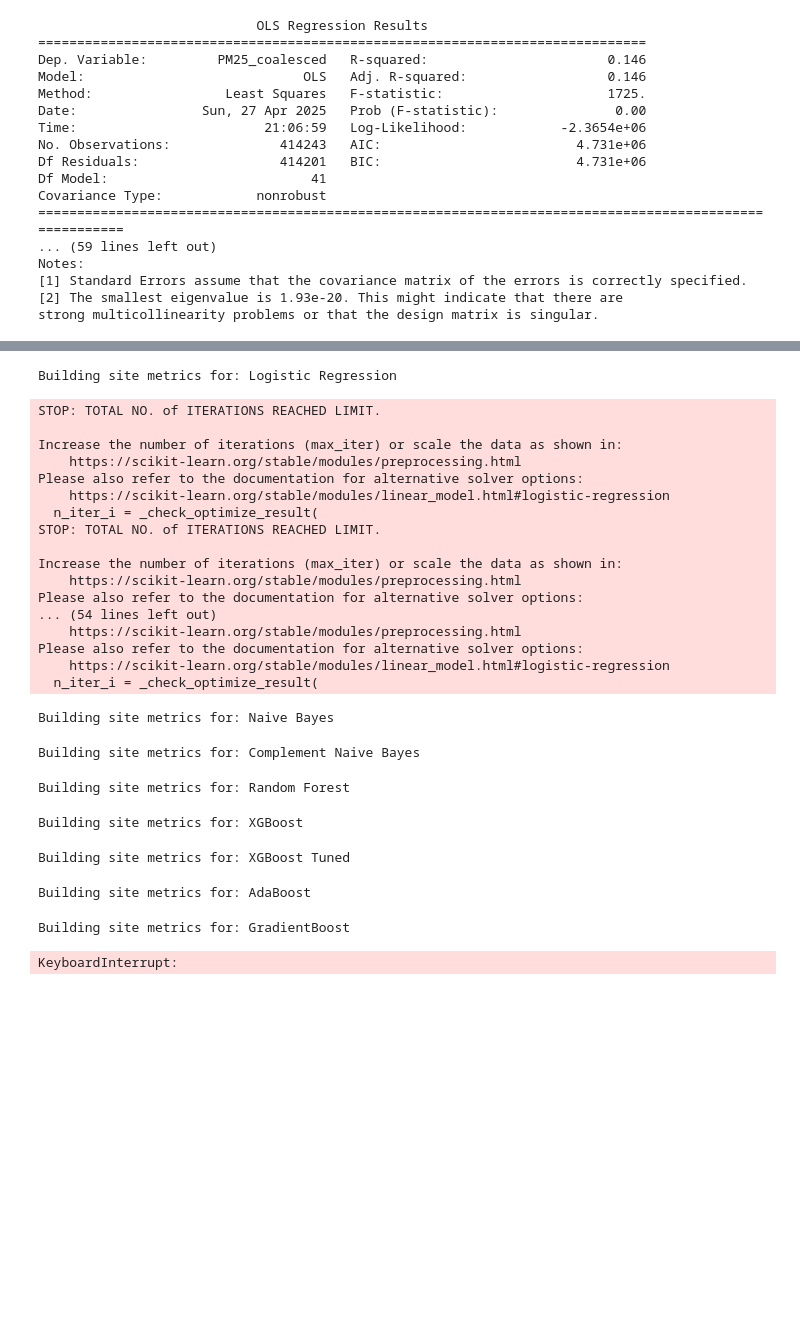
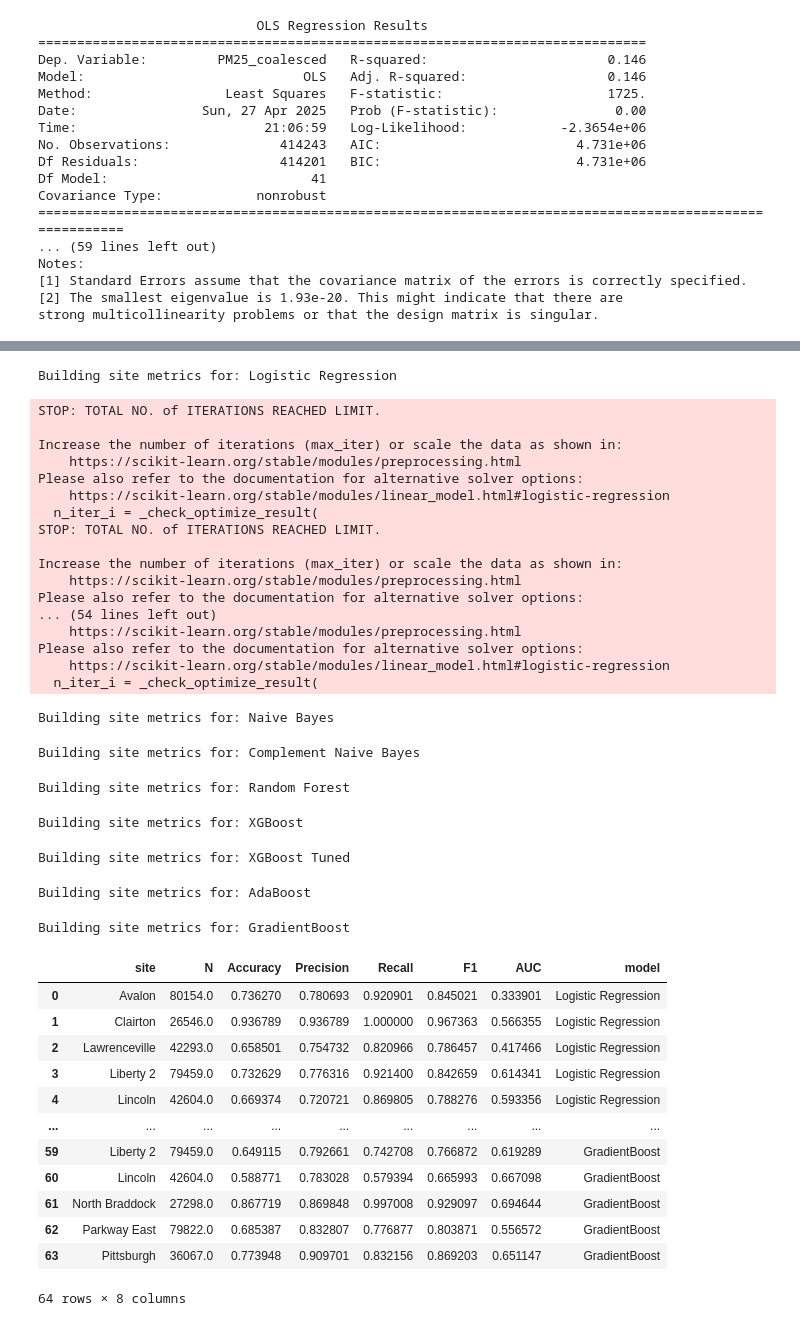
Before and after one commit to niikpakpobrown/90803-Air-Quality-Project, a Jupyter notebook: ML_models_validation.ipynb, the cells around one changed output, grey strips where cells are left out. Saved outputs shown, nothing was run; the diff lists cells and outputs as text; code cells hidden in the pictures; blank space fills up the shorter version.

```diff
--- a/ML_models_validation.ipynb
+++ b/ML_models_validation.ipynb
@@ -1106,32 +1121,46 @@ for name, pipeline in pipelines_bin.items():
     this_site_bin = site_errors.groupby('site').apply(class_val_metrics).reset_index()
 
     this_site_bin['model'] = name
     error_by_site_bin = pd.concat([error_by_site_bin, this_site_bin], ignore_index=True)
+
+error_by_site_bin
 # %% [output]
 Building site metrics for: Logistic Regression
 STOP: TOTAL NO. of ITERATIONS REACHED LIMIT.
 
 Increase the number of iterations (max_iter) or scale the data as shown in:
     https://scikit-learn.org/stable/modules/preprocessing.html
 Please also refer to the documentation for alternative solver options:
     https://scikit-learn.org/stable/modules/linear_model.html#logistic-regression
   n_iter_i = _check_optimize_result(
 STOP: TOTAL NO. of ITERATIONS REACHED LIMIT.
 
 Increase the number of iterations (max_iter) or scale the data as shown in:
     https://scikit-learn.org/stable/modules/preprocessing.html
 Please also refer to the documentation for alternative solver options:
 ... (54 lines left out)
     https://scikit-learn.org/stable/modules/preprocessing.html
 Please also refer to the documentation for alternative solver options:
     https://scikit-learn.org/stable/modules/linear_model.html#logistic-regression
   n_iter_i = _check_optimize_result(
 Building site metrics for: Naive Bayes
 Building site metrics for: Complement Naive Bayes
 Building site metrics for: Random Forest
 Building site metrics for: XGBoost
 Building site metrics for: XGBoost Tuned
 Building site metrics for: AdaBoost
 Building site metrics for: GradientBoost
+|  | site | N | Accuracy | Precision | Recall | F1 | AUC | model |
+| 0 | Avalon | 80154.0 | 0.736270 | 0.780693 | 0.920901 | 0.845021 | 0.333901 | Logistic Regression |
+| 1 | Clairton | 26546.0 | 0.936789 | 0.936789 | 1.000000 | 0.967363 | 0.566355 | Logistic Regression |
+| 2 | Lawrenceville | 42293.0 | 0.658501 | 0.754732 | 0.820966 | 0.786457 | 0.417466 | Logistic Regression |
+| 3 | Liberty 2 | 79459.0 | 0.732629 | 0.776316 | 0.921400 | 0.842659 | 0.614341 | Logistic Regression |
+| 4 | Lincoln | 42604.0 | 0.669374 | 0.720721 | 0.869805 | 0.788276 | 0.593356 | Logistic Regression |
+| ... | ... | ... | ... | ... | ... | ... | ... | ... |
+| 59 | Liberty 2 | 79459.0 | 0.649115 | 0.792661 | 0.742708 | 0.766872 | 0.619289 | GradientBoost |
+| 60 | Lincoln | 42604.0 | 0.588771 | 0.783028 | 0.579394 | 0.665993 | 0.667098 | GradientBoost |
+| 61 | North Braddock | 27298.0 | 0.867719 | 0.869848 | 0.997008 | 0.929097 | 0.694644 | GradientBoost |
+| 62 | Parkway East | 79822.0 | 0.685387 | 0.832807 | 0.776877 | 0.803871 | 0.556572 | GradientBoost |
+| 63 | Pittsburgh | 36067.0 | 0.773948 | 0.909701 | 0.832156 | 0.869203 | 0.651147 | GradientBoost |
-KeyboardInterrupt:
+64 rows × 8 columns
 # %%
```
Also changed, not shown: parts of 7 cells of this notebook, 1 other file.
